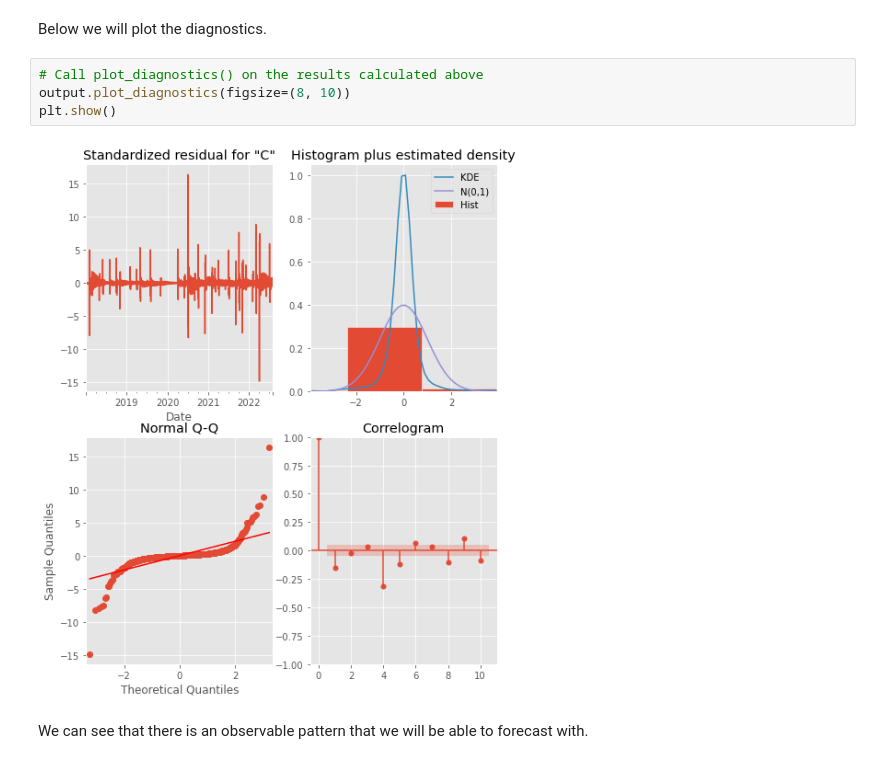
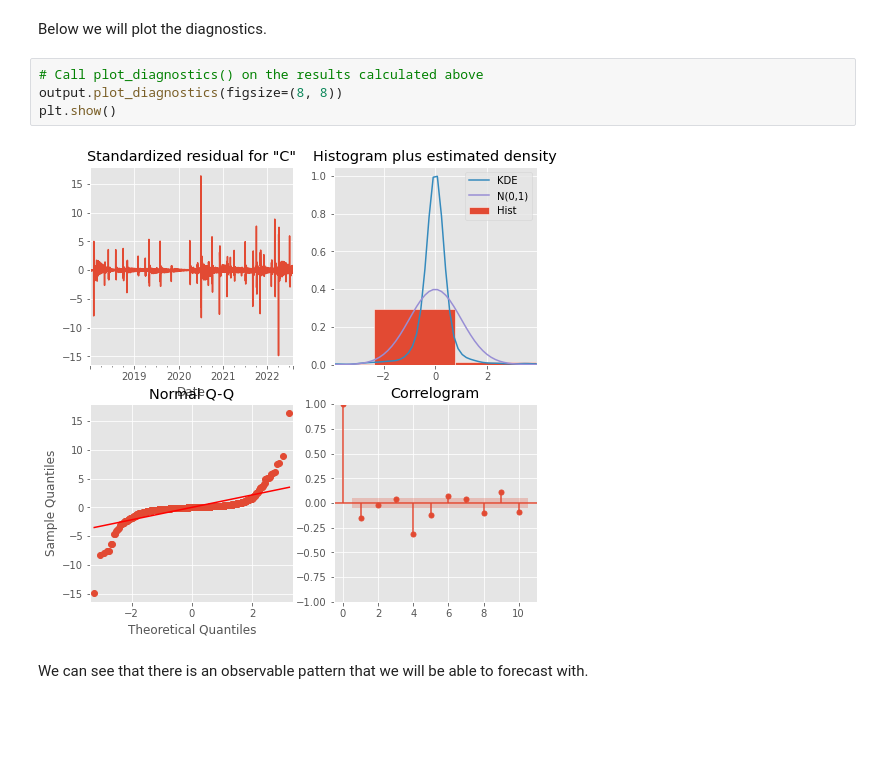
Before and after one commit to ashakeri92/Capstone, a Jupyter notebook: Analysis.ipynb, the cells around one changed output. Saved outputs shown, nothing was run; the diff lists cells and outputs as text; blank space fills up the shorter version.

```diff
--- a/Analysis.ipynb
+++ b/Analysis.ipynb
@@ -778,10 +778,10 @@ sigma2         2.2081      0.076     28.946      0.000       2.059       2.358
 Below we will plot the diagnostics.
 # %%
 # Call plot_diagnostics() on the results calculated above
-output.plot_diagnostics(figsize=(8, 10))
+output.plot_diagnostics(figsize=(8, 8))
 plt.show()
 # %% [output]
-[figure, old version]
+[figure, new version]
 # %% [markdown]
 We can see that there is an observable pattern that we will be able to forecast with.
 # %%
```
Also changed, not shown: parts of 41 cells of this notebook, 24 other files.
